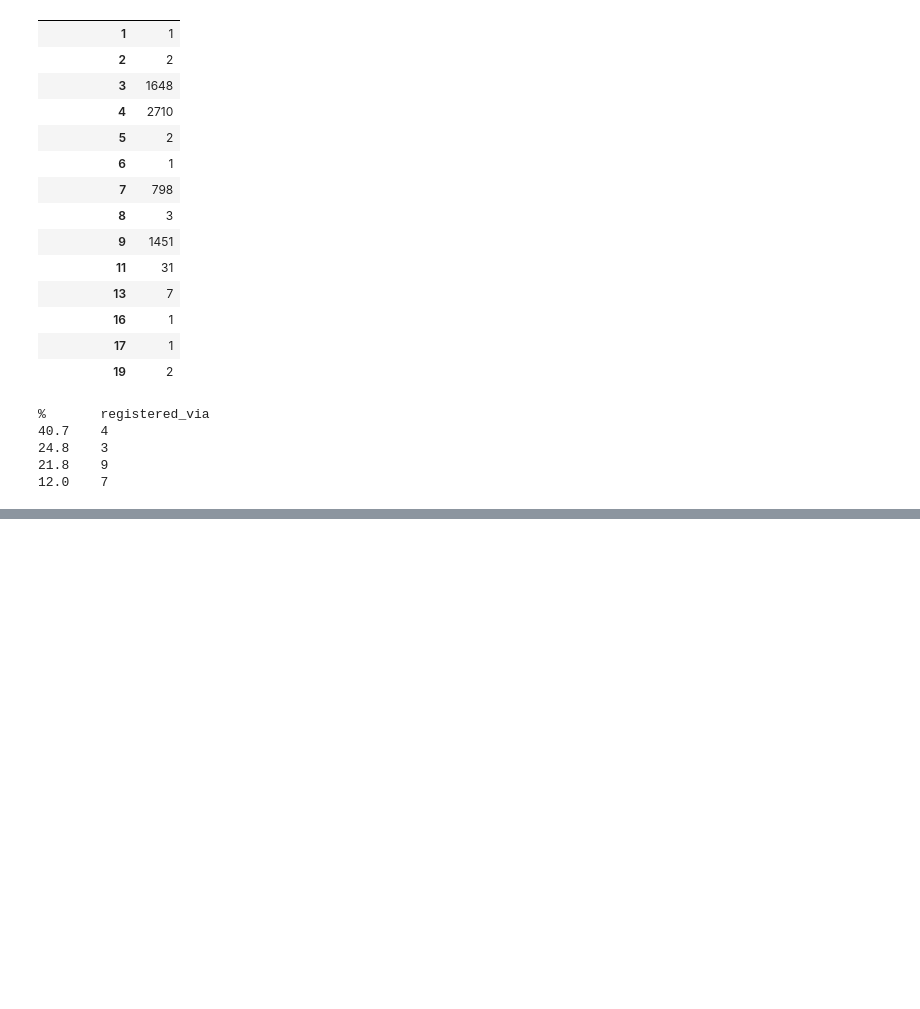
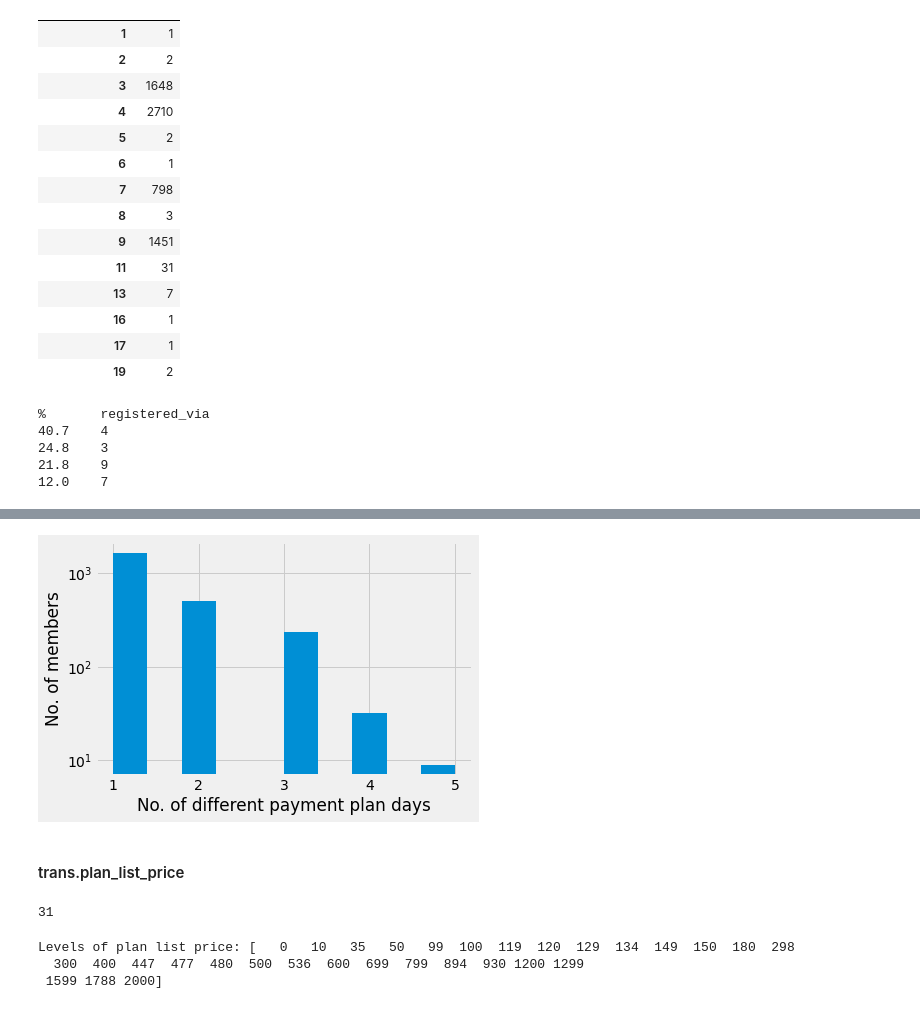
Before and after one commit to ysereda/Springboard, a Jupyter notebook: Capstone2_CustomerChurn.ipynb, the cells around one changed output, grey strips where cells are left out. Drawn from its saved outputs; the diff is of its cells as text; code cells hidden in the pictures; blank space fills up the shorter version.

```diff
--- a/Capstone2_CustomerChurn.ipynb
+++ b/Capstone2_CustomerChurn.ipynb
@@ -370,0 +541,4 @@ print(f"{round(798/N*100,1)}\t7")
+# %%
+uv_pd = pd.pivot_table(trans, index='msno', values='payment_plan_days', aggfunc=nu) # how many different plan days were used by each member
+uv_pd.rename(columns = {'payment_plan_days':'n_payment_plan_days'}, inplace = True)
+uv_pd.head()
@@ -370,0 +553,19 @@ print(f"{round(798/N*100,1)}\t7")
+# %%
+plt.semilogy();
+uv_pd.n_payment_plan_days.hist();
+plt.xlabel('No. of different payment plan days');
+plt.ylabel('No. of members');
+# %% [output]
+[figure, added]
+# %% [markdown]
+#### trans.plan_list_price
+# %%
+nu(trans.plan_list_price)
+# %% [output]
+31
+# %%
+print("Levels of plan list price:", np.sort(trans.plan_list_price.unique()))
+# %% [output]
+Levels of plan list price: [   0   10   35   50   99  100  119  120  129  134  149  150  180  298
+  300  400  447  477  480  500  536  600  699  799  894  930 1200 1299
+ 1599 1788 2000]
```
Also changed, not shown: parts of 66 cells of this notebook.
